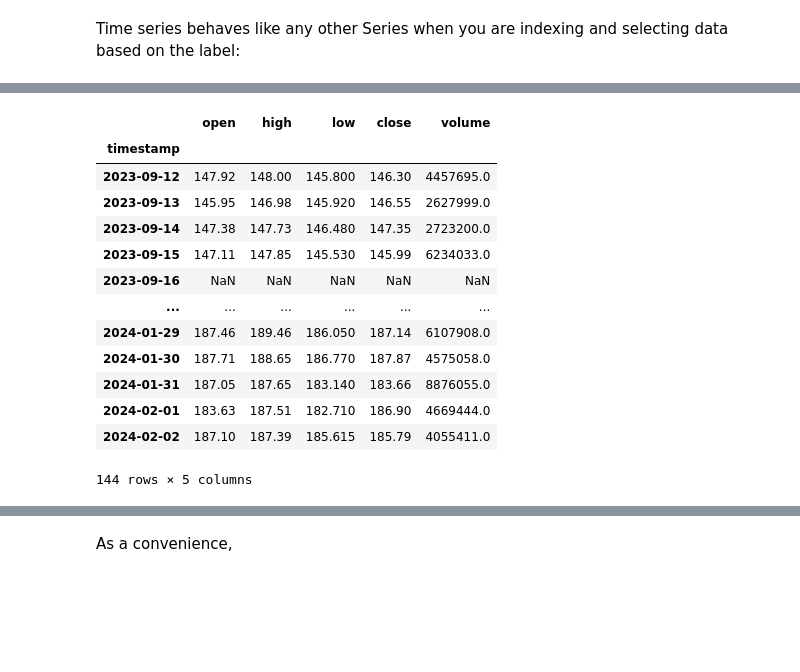
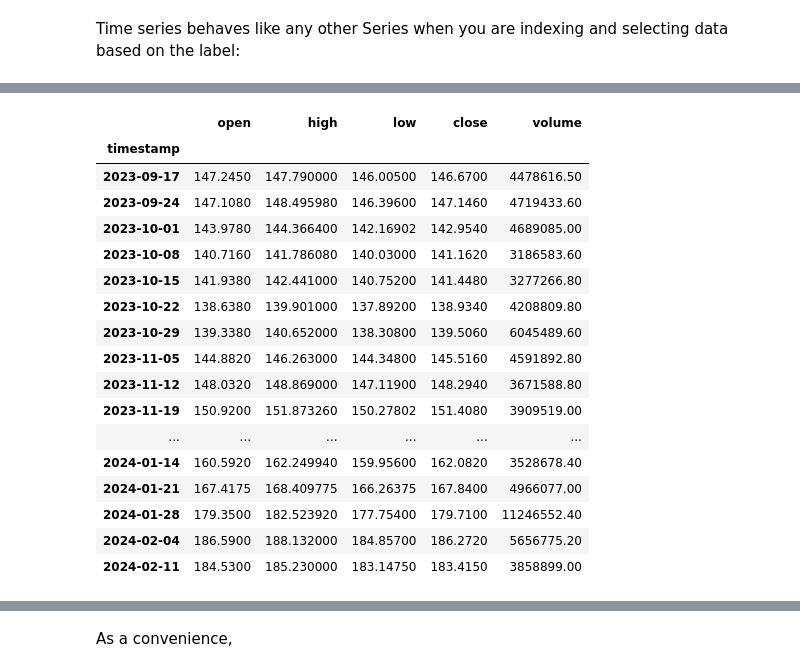
Before and after one commit to marco-canas/didactica_ciencia_datos, a Jupyter notebook: 1_curso_machine_learning/8_time_series/curso_corto_series_tiempo/2_time_series_wes_mckinney/1_indexing_selection_subsetting/1_indexing_selection_subsetting.ipynb, the cells around one changed output, grey strips where cells are left out. Saved outputs shown, nothing was run; the diff lists cells and outputs as text; code cells hidden in the pictures; blank space fills up the shorter version.

```diff
--- a/1_curso_machine_learning/8_time_series/curso_corto_series_tiempo/2_time_series_wes_mckinney/1_indexing_selection_subsetting/1_indexing_selection_subsetting.ipynb
+++ b/1_curso_machine_learning/8_time_series/curso_corto_series_tiempo/2_time_series_wes_mckinney/1_indexing_selection_subsetting/1_indexing_selection_subsetting.ipynb
@@ -352,19 +322,23 @@ ts
 100 rows × 5 columns
-# %%
-ts.resample('d').mean()
-# %% [output]
-|  | open | high | low | close | volume |
-| timestamp |  |  |  |  |  |
-| 2023-09-12 | 147.92 | 148.00 | 145.800 | 146.30 | 4457695.0 |
-| 2023-09-13 | 145.95 | 146.98 | 145.920 | 146.55 | 2627999.0 |
-| 2023-09-14 | 147.38 | 147.73 | 146.480 | 147.35 | 2723200.0 |
-| 2023-09-15 | 147.11 | 147.85 | 145.530 | 145.99 | 6234033.0 |
-| 2023-09-16 | NaN | NaN | NaN | NaN | NaN |
-| ... | ... | ... | ... | ... | ... |
-| 2024-01-29 | 187.46 | 189.46 | 186.050 | 187.14 | 6107908.0 |
-| 2024-01-30 | 187.71 | 188.65 | 186.770 | 187.87 | 4575058.0 |
-| 2024-01-31 | 187.05 | 187.65 | 183.140 | 183.66 | 8876055.0 |
-| 2024-02-01 | 183.63 | 187.51 | 182.710 | 186.90 | 4669444.0 |
-| 2024-02-02 | 187.10 | 187.39 | 185.615 | 185.79 | 4055411.0 |
-144 rows × 5 columns
+# %%
+ts.resample('w').mean()  # haciendo remuestreo o resampling cada seman con función de agregación la media
+# %% [output]
+|  | open | high | low | close | volume |
+| timestamp |  |  |  |  |  |
+| 2023-09-17 | 147.2450 | 147.790000 | 146.00500 | 146.6700 | 4478616.50 |
+| 2023-09-24 | 147.1080 | 148.495980 | 146.39600 | 147.1460 | 4719433.60 |
+| 2023-10-01 | 143.9780 | 144.366400 | 142.16902 | 142.9540 | 4689085.00 |
+| 2023-10-08 | 140.7160 | 141.786080 | 140.03000 | 141.1620 | 3186583.60 |
+| 2023-10-15 | 141.9380 | 142.441000 | 140.75200 | 141.4480 | 3277266.80 |
+| 2023-10-22 | 138.6380 | 139.901000 | 137.89200 | 138.9340 | 4208809.80 |
+| 2023-10-29 | 139.3380 | 140.652000 | 138.30800 | 139.5060 | 6045489.60 |
+| 2023-11-05 | 144.8820 | 146.263000 | 144.34800 | 145.5160 | 4591892.80 |
+| 2023-11-12 | 148.0320 | 148.869000 | 147.11900 | 148.2940 | 3671588.80 |
+| 2023-11-19 | 150.9200 | 151.873260 | 150.27802 | 151.4080 | 3909519.00 |
+| ... | ... | ... | ... | ... | ... |
+| 2024-01-14 | 160.5920 | 162.249940 | 159.95600 | 162.0820 | 3528678.40 |
+| 2024-01-21 | 167.4175 | 168.409775 | 166.26375 | 167.8400 | 4966077.00 |
+| 2024-01-28 | 179.3500 | 182.523920 | 177.75400 | 179.7100 | 11246552.40 |
+| 2024-02-04 | 186.5900 | 188.132000 | 184.85700 | 186.2720 | 5656775.20 |
+| 2024-02-11 | 184.5300 | 185.230000 | 183.14750 | 183.4150 | 3858899.00 |
 # %%
```
Also changed, not shown: parts of 42 cells of this notebook, 3 other files.
